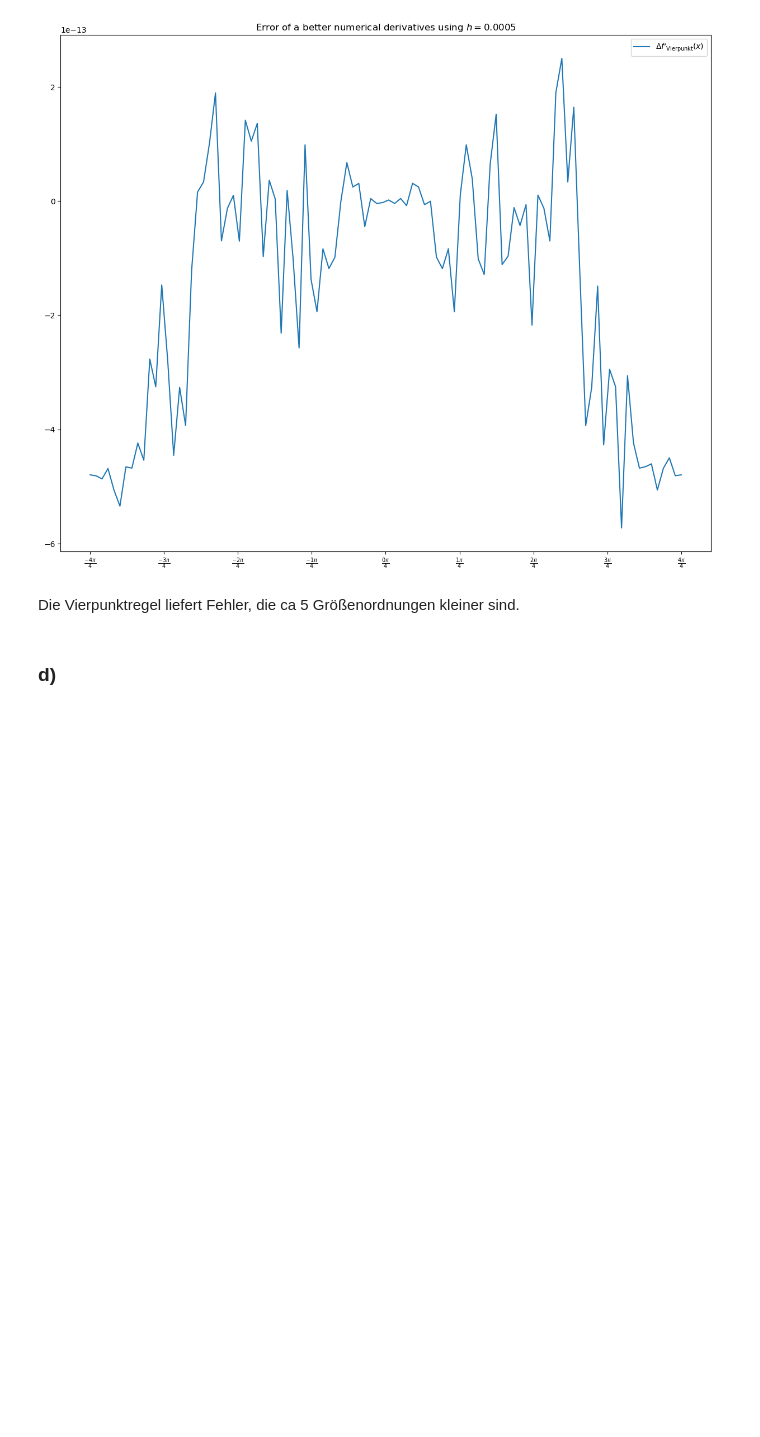
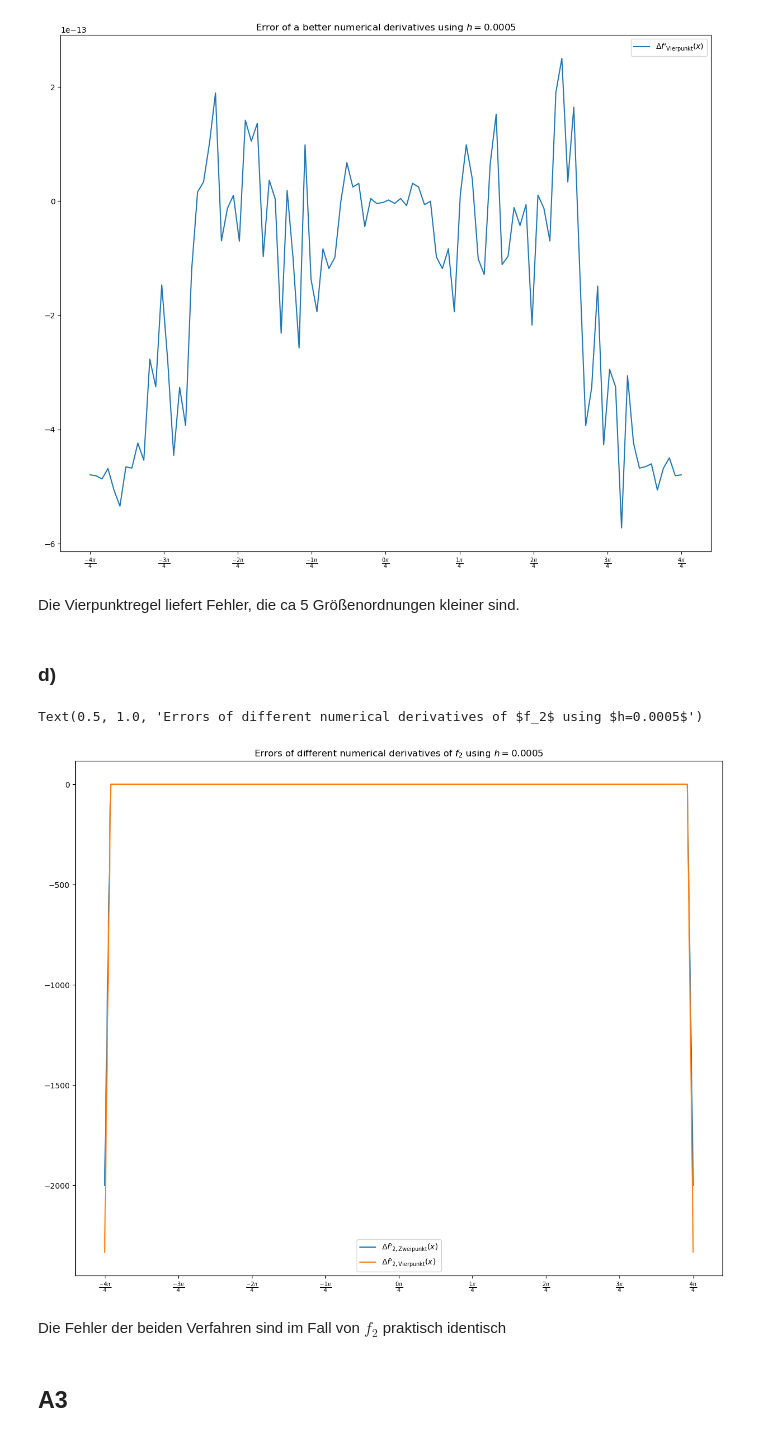
Before and after one commit to asliddinkhudoyberdiev/compPhys, a Jupyter notebook: Blatt02.ipynb, the cells around one changed output. Cells and saved outputs as stored; diff of their text form; code cells hidden in the pictures; blank space fills up the shorter version.

```diff
--- a/Blatt02.ipynb
+++ b/Blatt02.ipynb
@@ -32,10 +32,8 @@ def f1Prime(x):
 
 
 def f2Prime(x):
-    if np.sin(x) != 0:
-        return 2 * np.sin(x % np.pi)
-    else:
-        return np.nan
+    1 / np.sin(x)  # kinda works as a sin(x) 1= 0
+    return 2 * np.sin(x % np.pi)
 # %%
 def zweipunkt(f, x, h):
     return (f(x + h) - f(x - h)) / (2 * h)
@@ -48,7 +46,7 @@ def vierpunkt(f, x, h):
 # %%
 x = np.float32(np.pi / 4)  # The x value at wich we look for a good h
 h_arr = np.logspace(-10, 0, 1000, dtype=np.float32)
-h = {"f1": 5e-4}  # result of plot below
+h1 = 5e-4  # result of plot below
 # %%
 plt.plot(
     h_arr, zweipunkt(f1, x, h_arr), label=r"$f'_\mathrm{Zweipunkt}(\frac{\pi}{4})$"
@@ -129,3 +127,27 @@ plt.legend()
 Die Vierpunktregel liefert Fehler, die ca 5 Größenordnungen kleiner sind.
 # %% [markdown]
 ### d)
+# %%
+plt.plot(
+    x_arr,
+    zweipunkt(f2, x_arr, h1) - f2Prime(x_arr),
+    label="$\Delta f'_{2,\mathrm{Zweipunkt}}(x)$",
+)
+plt.plot(
+    x_arr,
+    vierpunkt(f2, x_arr, h1) - f2Prime(x_arr),
+    label="$\Delta f'_{2,\mathrm{Vierpunkt}}(x)$",
+)
+plt.xticks(
+    np.linspace(-np.pi, np.pi, 9),
+    [rf"$\frac{{{x}\pi}}{{4}}$" for x in np.linspace(-4, 4, 9, dtype=int)],
+)  # This should be a build in thing
+plt.legend()
+plt.title(f"Errors of different numerical derivatives of $f_2$ using $h={h1}$")
+# %% [output]
+Text(0.5, 1.0, 'Errors of different numerical derivatives of $f_2$ using $h=0.0005$')
+[figure, added]
+# %% [markdown]
+Die Fehler der beiden Verfahren sind im Fall von $f_2$ praktisch identisch
+# %% [markdown]
+## A3
```
Also changed, not shown: parts of 11 cells of this notebook.
